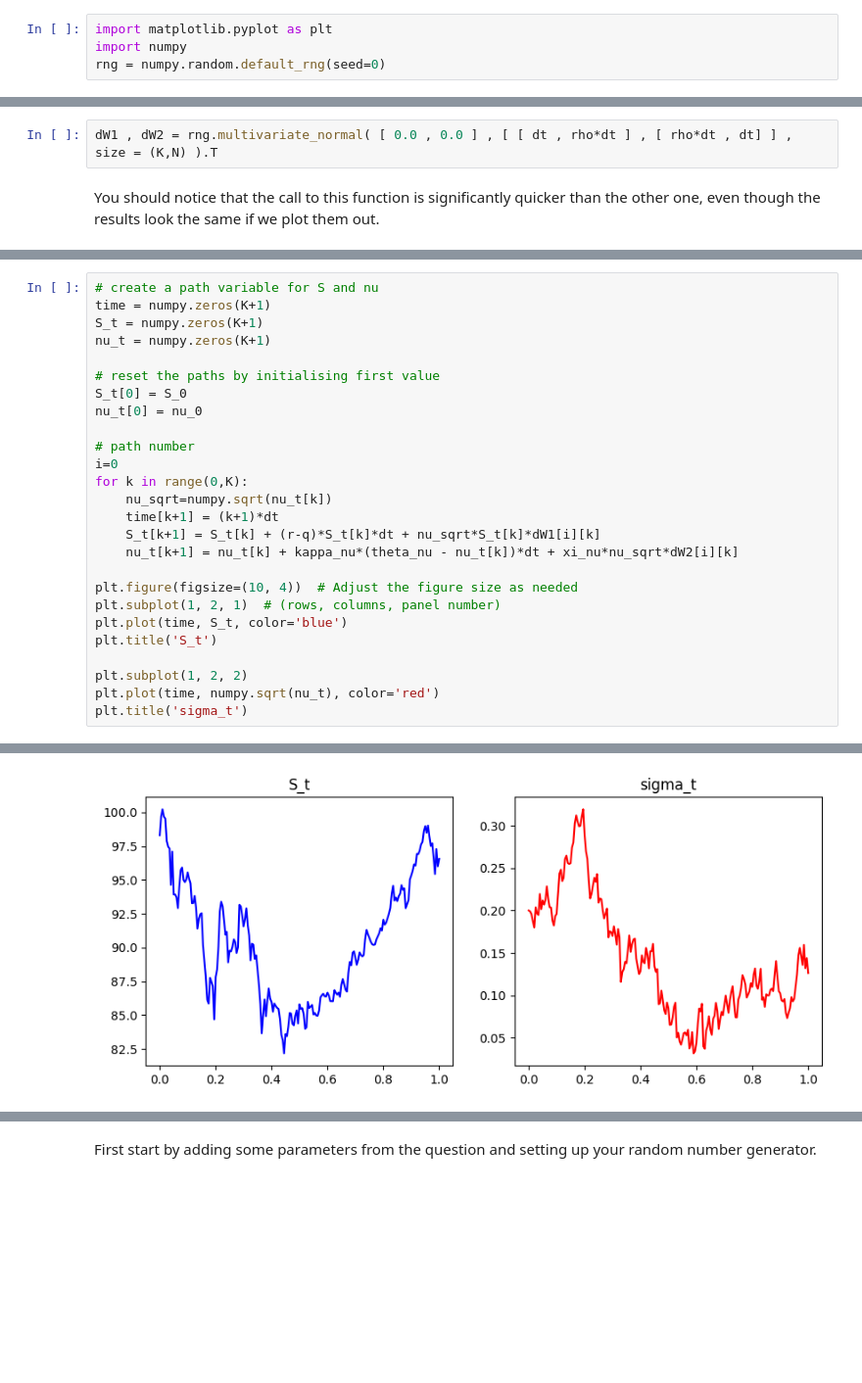
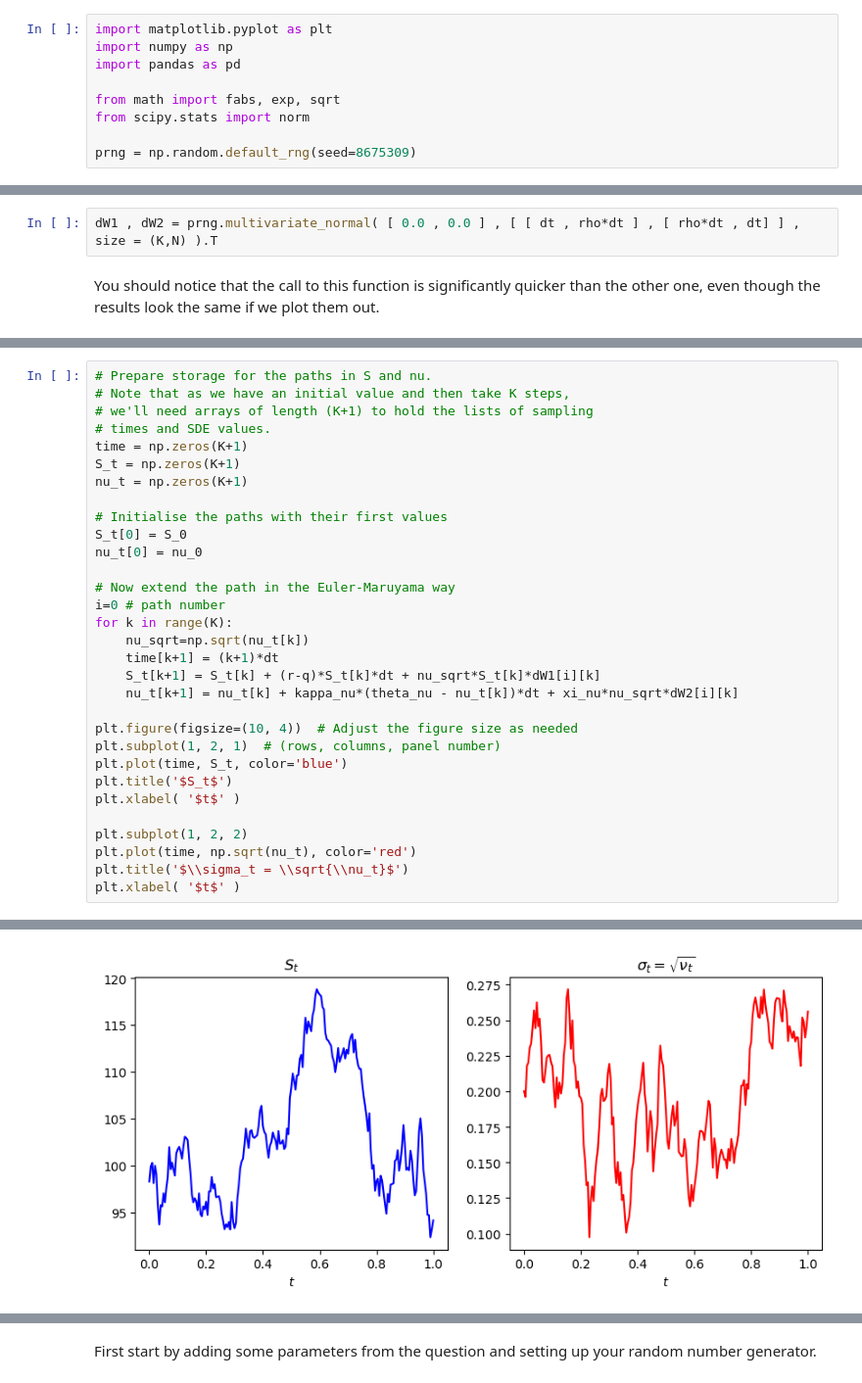
Before and after one commit to VenetianRed/MATH60082-python, a Jupyter notebook: MATH60082-lab-class-6.ipynb, the cells around one changed output, grey strips where cells are left out. Shown at 98% size. Cells and saved outputs as stored; diff of their text form; blank space fills up the shorter version.

```diff
--- a/MATH60082-lab-class-6.ipynb
+++ b/MATH60082-lab-class-6.ipynb
@@ -42,7 +45,12 @@ where $\phi_1\sim N(0,1)$ and $\phi_2\sim N(0,1)$ are independent uncorrelated d
 # %%
 import matplotlib.pyplot as plt
-import numpy
-rng = numpy.random.default_rng(seed=0)
+import numpy as np
+import pandas as pd
+
+from math import fabs, exp, sqrt
+from scipy.stats import norm
+
+prng = np.random.default_rng(seed=8675309)
 # %% [markdown]
 Now create some parameters for our problem.
 # %%
@@ -108,5 +119,5 @@ Note that in the call to the multivariate normal, we use the transpose `(:::).T`
 # %%
-dW1 , dW2 = rng.multivariate_normal( [ 0.0 , 0.0 ] , [ [ dt , rho*dt ] , [ rho*dt , dt] ] , size = (K,N) ).T
+dW1 , dW2 = prng.multivariate_normal( [ 0.0 , 0.0 ] , [ [ dt , rho*dt ] , [ rho*dt , dt] ] , size = (K,N) ).T
 # %% [markdown]
 You should notice that the call to this function is significantly quicker than the other one, even though the results look the same if we plot them out.
 # %%
@@ -119,17 +130,20 @@ First let us create a path and see what it look like.
 # %%
-# create a path variable for S and nu
-time = numpy.zeros(K+1)
-S_t = numpy.zeros(K+1)
-nu_t = numpy.zeros(K+1)
+# Prepare storage for the paths in S and nu.
+# Note that as we have an initial value and then take K steps,
+# we'll need arrays of length (K+1) to hold the lists of sampling
+# times and SDE values.
+time = np.zeros(K+1)
+S_t = np.zeros(K+1)
+nu_t = np.zeros(K+1)
 
-# reset the paths by initialising first value
+# Initialise the paths with their first values
 S_t[0] = S_0
 nu_t[0] = nu_0
 
-# path number
-i=0
-for k in range(0,K):
-    nu_sqrt=numpy.sqrt(nu_t[k])
+# Now extend the path in the Euler-Maruyama way
+i=0 # path number
+for k in range(K):
+    nu_sqrt=np.sqrt(nu_t[k])
     time[k+1] = (k+1)*dt
     S_t[k+1] = S_t[k] + (r-q)*S_t[k]*dt + nu_sqrt*S_t[k]*dW1[i][k]
     nu_t[k+1] = nu_t[k] + kappa_nu*(theta_nu - nu_t[k])*dt + xi_nu*nu_sqrt*dW2[i][k]
@@ -137,9 +151,11 @@ for k in range(0,K):
 plt.figure(figsize=(10, 4))  # Adjust the figure size as needed
 plt.subplot(1, 2, 1)  # (rows, columns, panel number)
 plt.plot(time, S_t, color='blue')
-plt.title('S_t')
+plt.title('$S_t$')
+plt.xlabel( '$t$' )
 
 plt.subplot(1, 2, 2)
-plt.plot(time, numpy.sqrt(nu_t), color='red')
-plt.title('sigma_t')
+plt.plot(time, np.sqrt(nu_t), color='red')
+plt.title('$\\sigma_t = \\sqrt{\\nu_t}$')
+plt.xlabel( '$t$' )
 # %% [output]
@@ -147,2 +163,2 @@ Text(0.5, 1.0, 'sigma_t')
-[figure, old version]
+[figure, new version]
 # %% [markdown]
```
Also changed, not shown: parts of 30 cells of this notebook.
